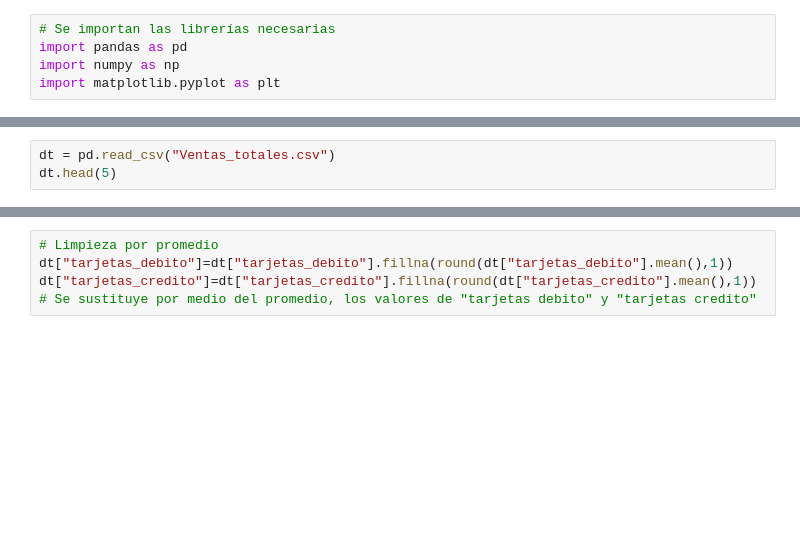
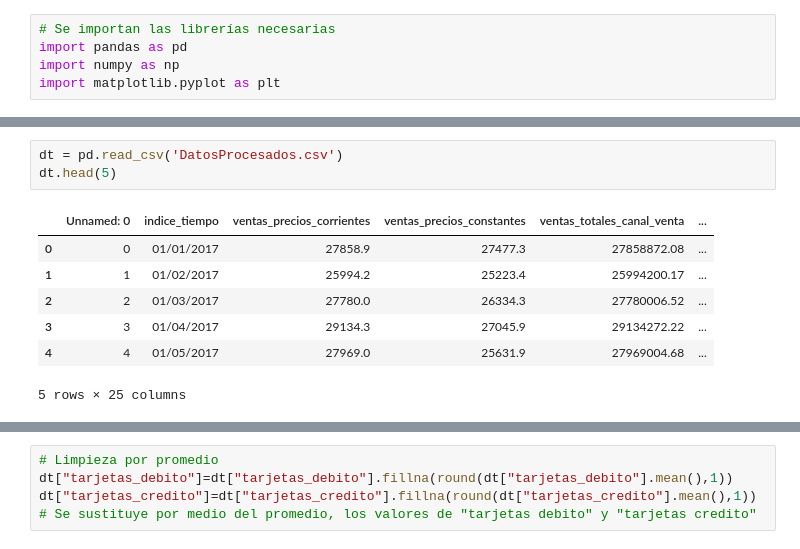
Before and after one commit to DiegowAngel/Valores-Nulos, a Jupyter notebook: Valores_Nulos.ipynb, the cells around one changed output, grey strips where cells are left out. Saved outputs shown, nothing was run; the diff lists cells and outputs as text; blank space fills up the shorter version.

```diff
--- a/Valores_Nulos.ipynb
+++ b/Valores_Nulos.ipynb
@@ -13,6 +18,14 @@ from google.colab import files
 # %%
-dt = pd.read_csv("Ventas_totales.csv")
+dt = pd.read_csv('DatosProcesados.csv')
 dt.head(5)
+# %% [output]
+|  | Unnamed: 0 | indice_tiempo | ventas_precios_corrientes | ventas_precios_constantes | ventas_totales_canal_venta | ... |
+| 0 | 0 | 01/01/2017 | 27858.9 | 27477.3 | 27858872.08 | ... |
+| 1 | 1 | 01/02/2017 | 25994.2 | 25223.4 | 25994200.17 | ... |
+| 2 | 2 | 01/03/2017 | 27780.0 | 26334.3 | 27780006.52 | ... |
+| 3 | 3 | 01/04/2017 | 29134.3 | 27045.9 | 29134272.22 | ... |
+| 4 | 4 | 01/05/2017 | 27969.0 | 25631.9 | 27969004.68 | ... |
+5 rows × 25 columns
 # %%
 # Se identifican los valores nulos presentes en el programa
 v_n=dt.isnull().sum()
```
Also changed, not shown: parts of 9 cells of this notebook.
